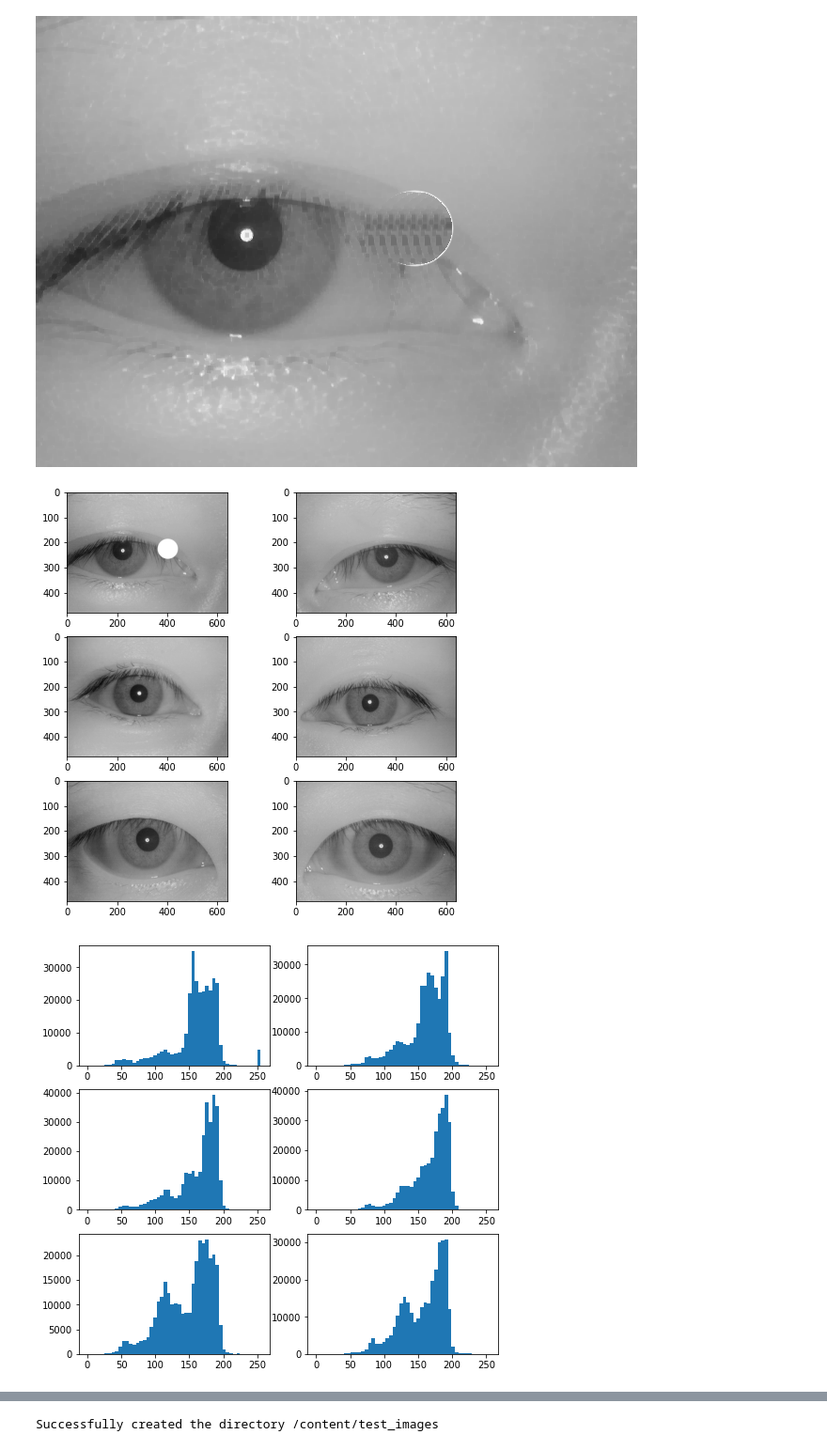
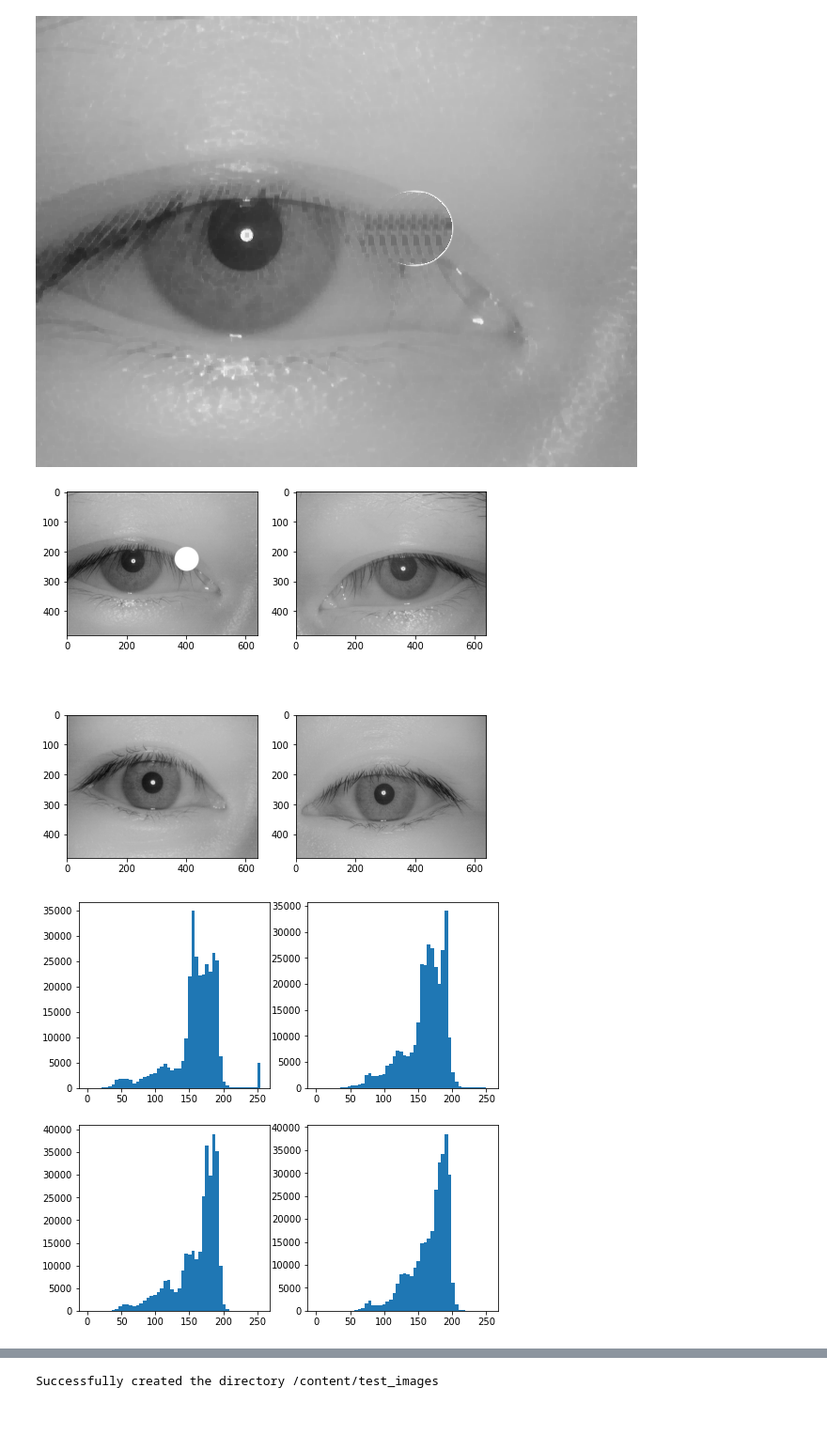
Before and after one commit to MarceloCMiguel/iris-detection, a Jupyter notebook: projeto1.ipynb, the cells around one changed output, grey strips where cells are left out. Shown at 94% size. Cells and saved outputs as stored; diff of their text form; code cells hidden in the pictures; blank space fills up the shorter version.

```diff
--- a/projeto1.ipynb
+++ b/projeto1.ipynb
@@ -74,37 +92,9 @@ closing2 = cv.morphologyEx(dst, cv.MORPH_CLOSE, kernel)
 cv2_imshow(closing)
 # %% [output]
 [figure]
-# %%
-
-img = cv.cvtColor(cv.imread('images/0000/0000_000.bmp'), cv.COLOR_BGR2GRAY)
-dst = cv.equalizeHist(img)
-#cv2_imshow(img)
-def plot_images(columns,rows):
-  fig = plt.figure(figsize=(8, 8))
-  c = 0
-  list_image=[]
-  for i in range(1, columns*rows +1):
-    try:
-      if c<10:
-        img = cv.cvtColor(cv.imread(f"images/000{c}/000{c}_00{c}.bmp"), cv.COLOR_BGR2GRAY)
-      else:
-        img = cv.cvtColor(cv.imread(f'images/00{c}/00{c}_00{c}.bmp'), cv.COLOR_BGR2GRAY)
-      list_image.append(img)
-    except:
-      print("image not exist")
-    fig.add_subplot(rows, columns, i)
-    plt.imshow(img,cmap='gray')
-    c +=1
-  plt.show()
-  return list_image,columns,rows
-def plot_hist_by_list(list_image,columns,rows):
-  fig = plt.figure(figsize=(8, 8))
-  for i in range(1, columns*rows +1):
-    fig.add_subplot(rows, columns, i)
-    plt.hist(list_image[i-1].ravel(),bins=50,range=[0,255])
-  plt.show()
-list_image,columns,rows = plot_images(2,3)
-plot_hist_by_list(list_image,columns,rows)
-# %% [output]
-[figure, removed]
-[figure, removed]
+# %%
+list_image,columns,rows = plot_images(2,2)
+plot_hist_by_list(list_image,columns,rows)
+# %% [output]
+[figure, added]
+[figure, added]
```
Also changed, not shown: parts of 5 cells of this notebook.
